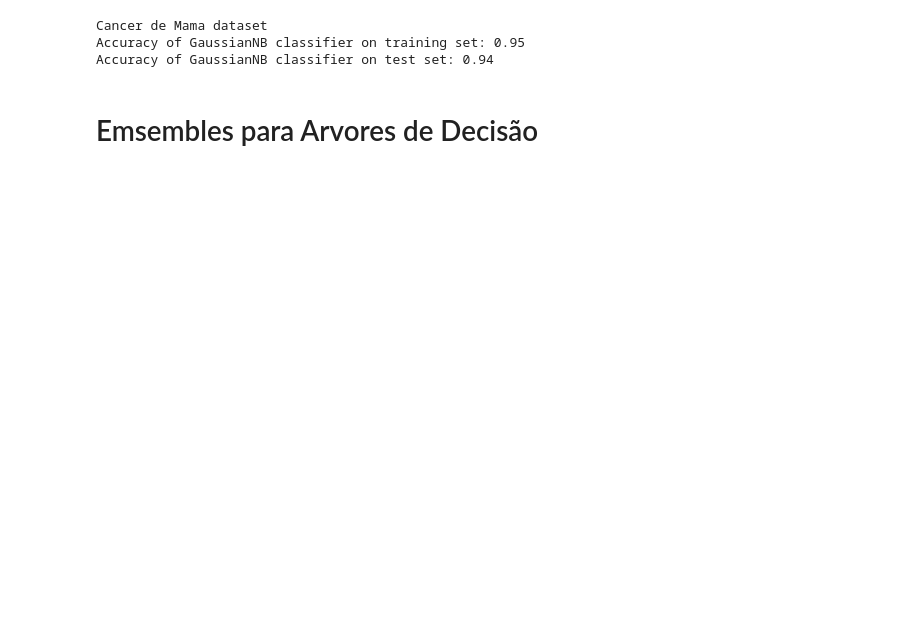
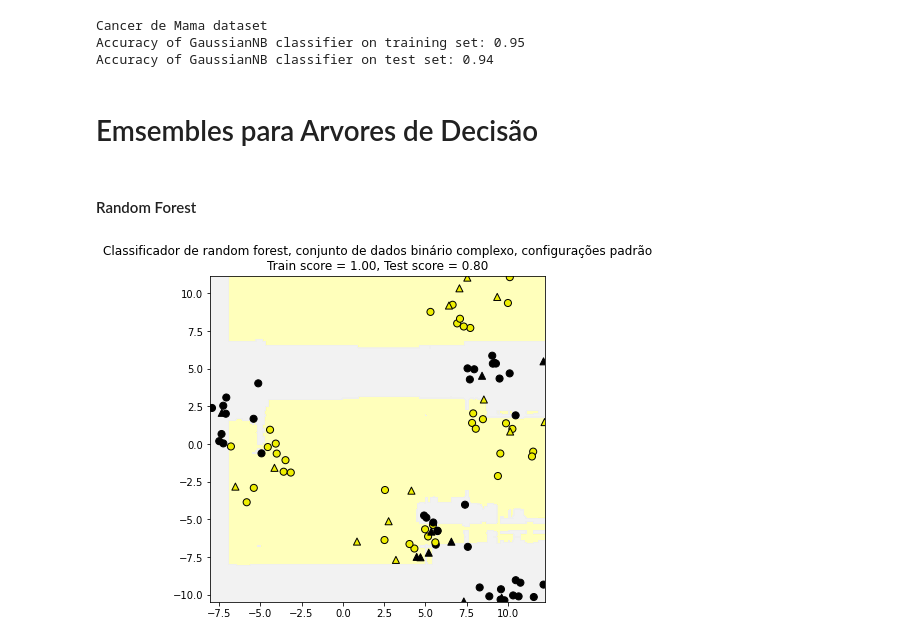
Before and after one commit to DionesGouvea/Michigan, a Jupyter notebook: Applied Machine Learning in Python/Week 4/Modulo4.ipynb, the cells around one changed output. Saved outputs shown, nothing was run; the diff lists cells and outputs as text; code cells hidden in the pictures; blank space fills up the shorter version.

```diff
--- a/Applied Machine Learning in Python/Week 4/Modulo4.ipynb
+++ b/Applied Machine Learning in Python/Week 4/Modulo4.ipynb
@@ -149,3 +149,22 @@ Accuracy of GaussianNB classifier on training set: 0.95
 Accuracy of GaussianNB classifier on test set: 0.94
 # %% [markdown]
 # Emsembles para Arvores de Decisão
+# %% [markdown]
+#### Random Forest
+# %%
+from sklearn.ensemble import RandomForestClassifier
+from sklearn.model_selection import train_test_split
+from adspy_shared_utilities import plot_class_regions_for_classifier_subplot
+
+X_train, X_test, y_train, y_test = train_test_split(X_D2, y_D2,
+                                                   random_state = 0)
+fig, subaxes = plt.subplots(1, 1, figsize=(6, 6))
+
+clf = RandomForestClassifier().fit(X_train, y_train)
+title = 'Classificador de random forest, conjunto de dados binário complexo, configurações padrão'
+plot_class_regions_for_classifier_subplot(clf, X_train, y_train, X_test,
+                                         y_test, title, subaxes)
+
+plt.show()
+# %% [output]
+[figure, added]
```
Also changed, not shown: parts of 5 cells of this notebook.
